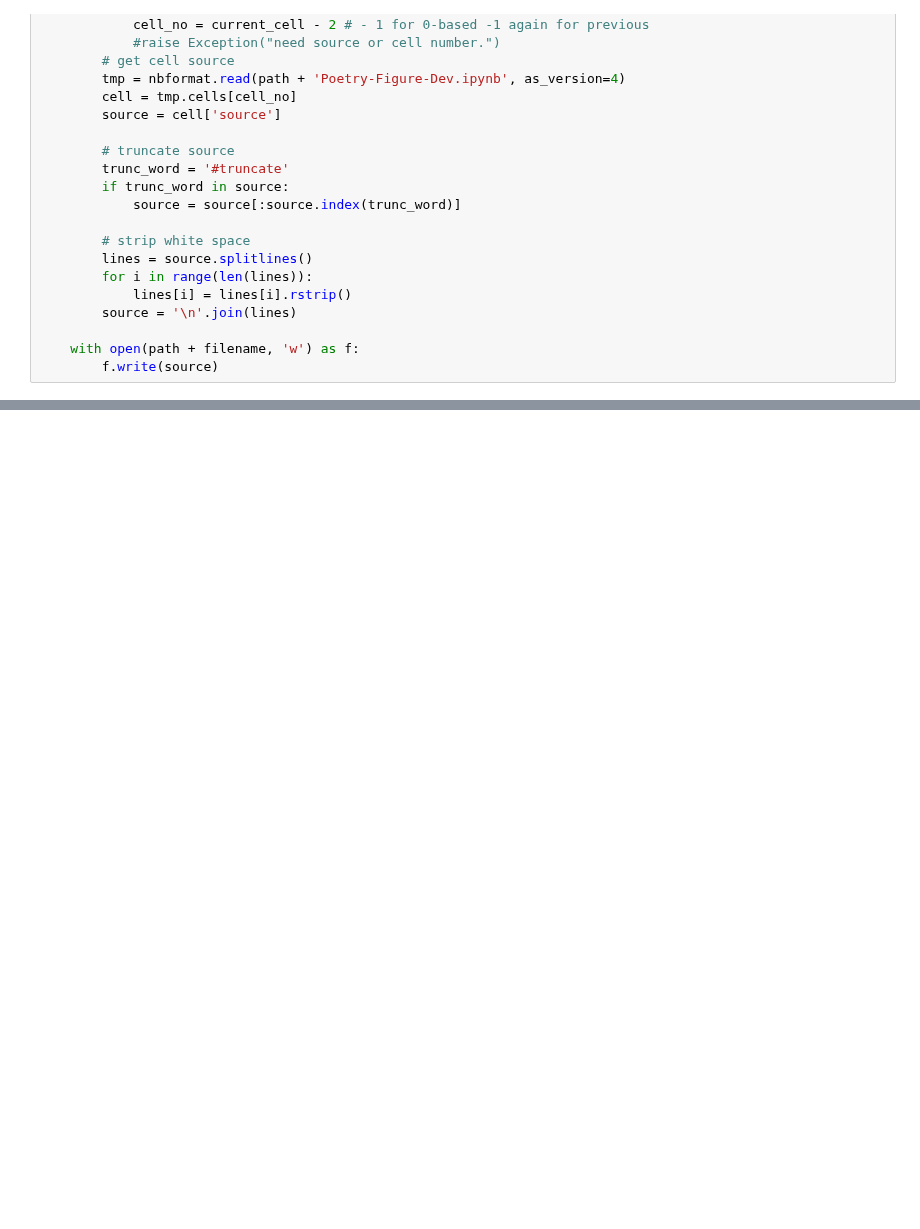
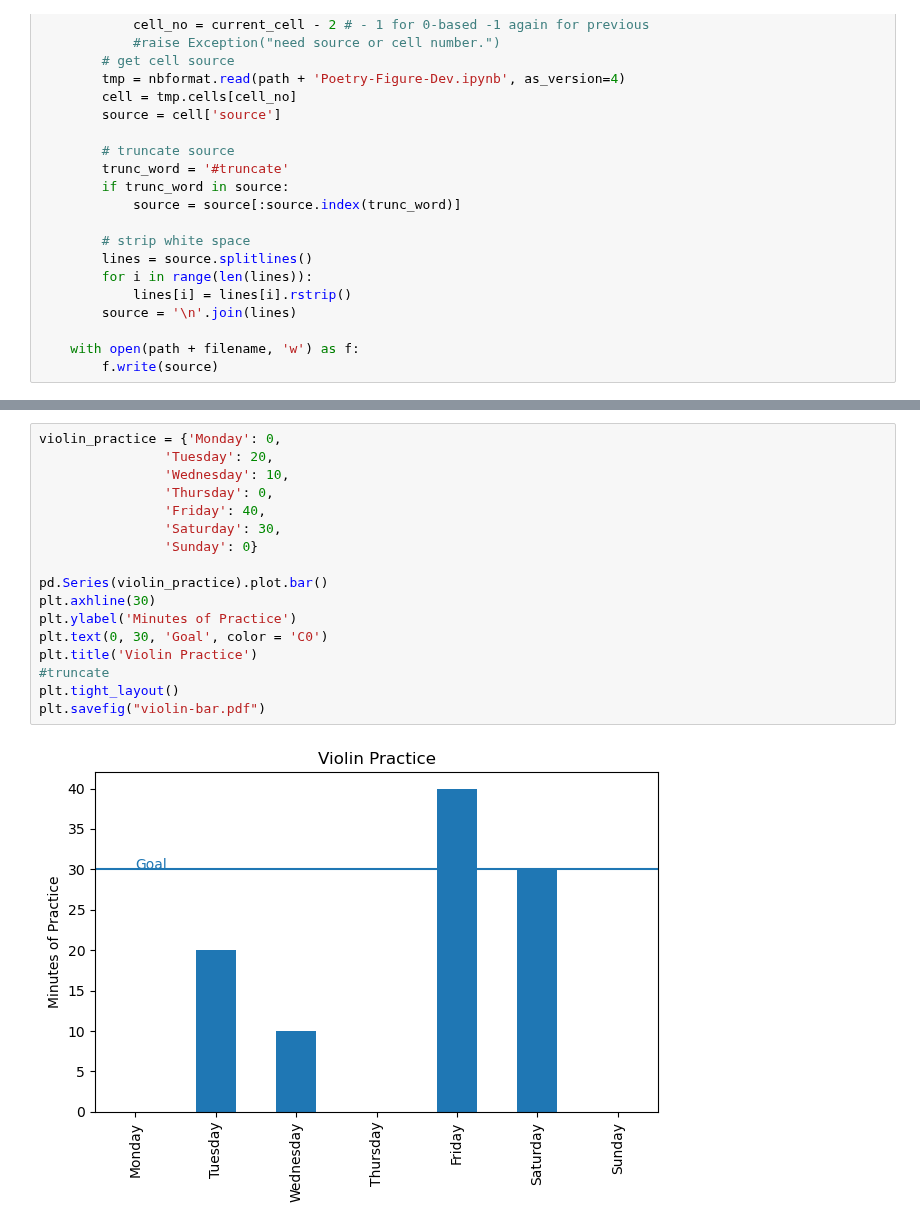
Before and after one commit to alexanderthclark/Matplotlib-for-Storytellers, a Jupyter notebook: python/Poetry-Figure-Dev.ipynb, the cells around one changed output, grey strips where cells are left out. Drawn from its saved outputs; the diff is of its cells as text; blank space fills up the shorter version.

```diff
--- a/python/Poetry-Figure-Dev.ipynb
+++ b/python/Poetry-Figure-Dev.ipynb
@@ -68,0 +72,19 @@ from matplotlib import font_manager
+# %%
+violin_practice = {'Monday': 0,
+                'Tuesday': 20,
+                'Wednesday': 10,
+                'Thursday': 0,
+                'Friday': 40,
+                'Saturday': 30,
+                'Sunday': 0}
+
+pd.Series(violin_practice).plot.bar()
+plt.axhline(30)
+plt.ylabel('Minutes of Practice')
+plt.text(0, 30, 'Goal', color = 'C0')
+plt.title('Violin Practice')
+#truncate
+plt.tight_layout()
+plt.savefig("violin-bar.pdf")
+# %% [output]
+[figure, added]
```
Also changed, not shown: parts of 6 cells of this notebook, 9 other files.
